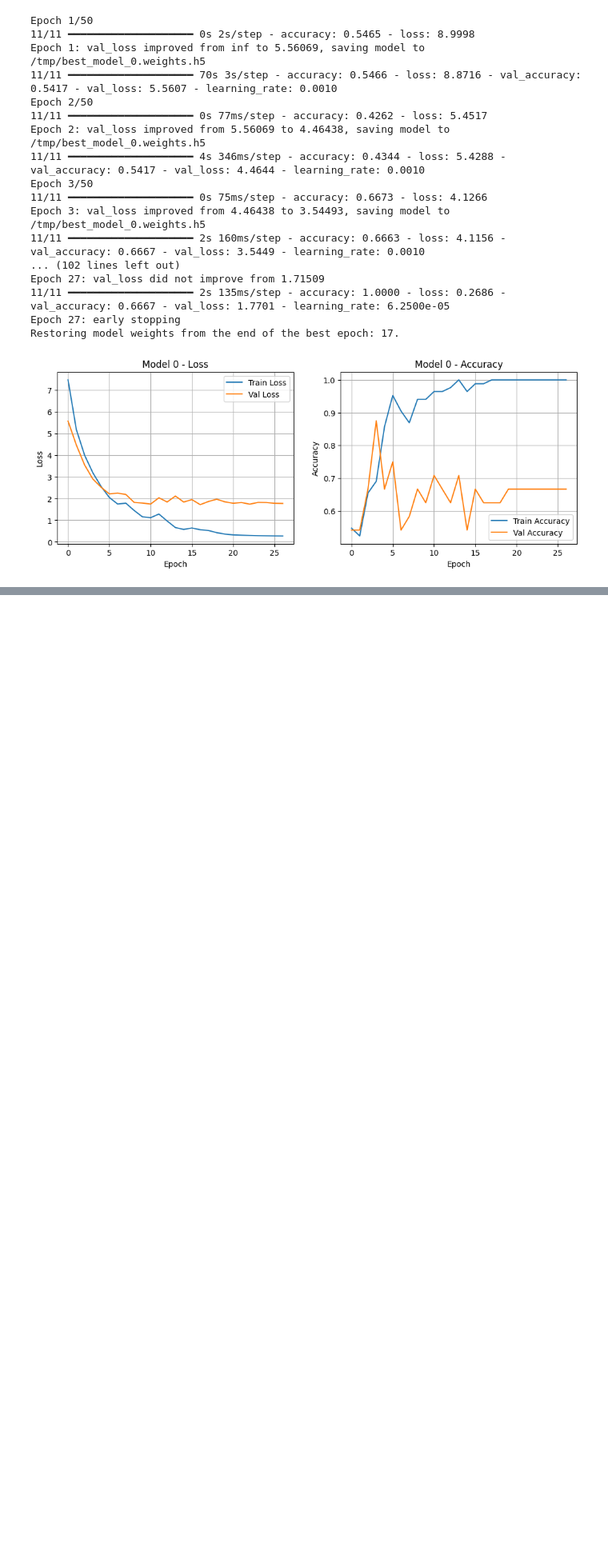
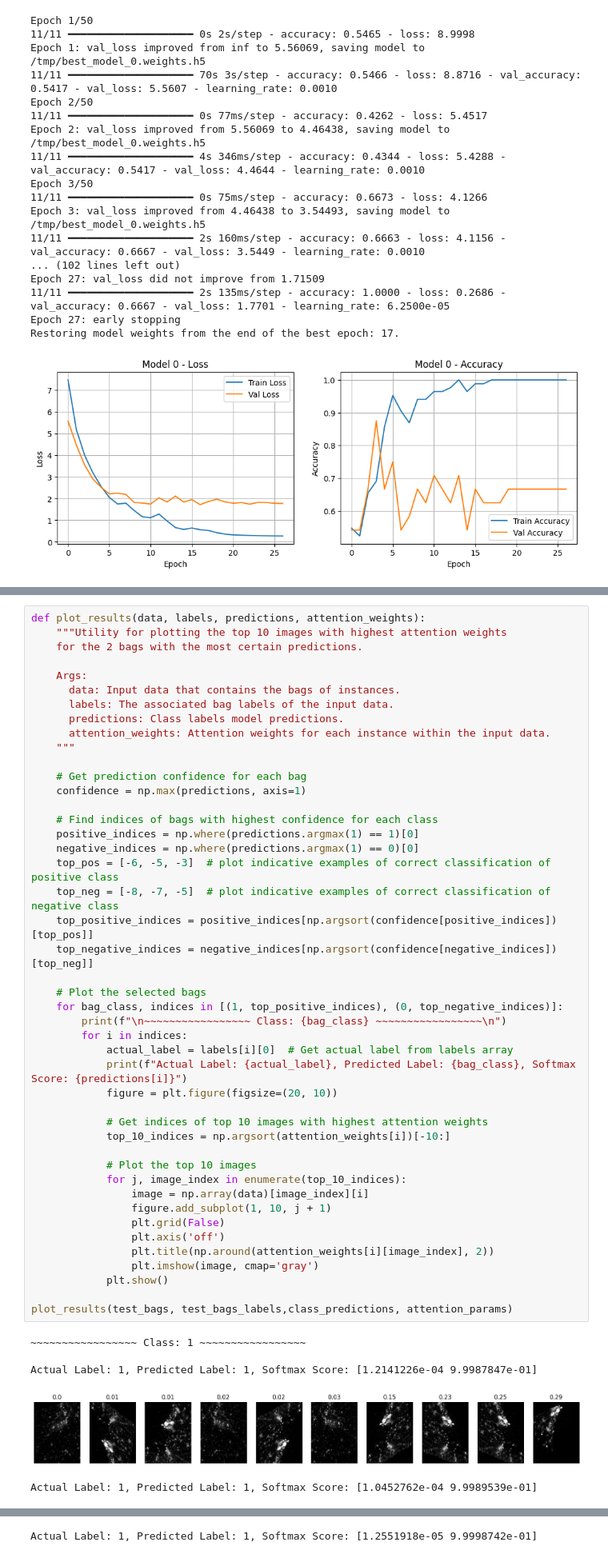
Before and after one commit to pleleGit/SatSenseAI, a Jupyter notebook: training/AttentionBasedDeepMIL/AttentionBasedDeepMIL.ipynb, the cells around one changed output, grey strips where cells are left out. Shown at 80% size. Drawn from its saved outputs; the diff is of its cells as text; blank space fills up the shorter version.

```diff
--- a/training/AttentionBasedDeepMIL/AttentionBasedDeepMIL.ipynb
+++ b/training/AttentionBasedDeepMIL/AttentionBasedDeepMIL.ipynb
@@ -371,0 +525,51 @@ Restoring model weights from the end of the best epoch: 17.
+# %%
+def plot_results(data, labels, predictions, attention_weights):
+    """Utility for plotting the top 10 images with highest attention weights
+    for the 2 bags with the most certain predictions.
+
+    Args:
+      data: Input data that contains the bags of instances.
+      labels: The associated bag labels of the input data.
+      predictions: Class labels model predictions.
+      attention_weights: Attention weights for each instance within the input data.
+    """
+
+    # Get prediction confidence for each bag
+    confidence = np.max(predictions, axis=1)
+
+    # Find indices of bags with highest confidence for each class
+    positive_indices = np.where(predictions.argmax(1) == 1)[0]
+    negative_indices = np.where(predictions.argmax(1) == 0)[0]
+    top_pos = [-6, -5, -3]  # plot indicative examples of correct classification of positive class
+    top_neg = [-8, -7, -5]  # plot indicative examples of correct classification of negative class
+    top_positive_indices = positive_indices[np.argsort(confidence[positive_indices])[top_pos]]
+    top_negative_indices = negative_indices[np.argsort(confidence[negative_indices])[top_neg]]
+
+    # Plot the selected bags
+    for bag_class, indices in [(1, top_positive_indices), (0, top_negative_indices)]:
+        print(f"\n~~~~~~~~~~~~~~~~~ Class: {bag_class} ~~~~~~~~~~~~~~~~~\n")
+        for i in indices:
+            actual_label = labels[i][0]  # Get actual label from labels array
+            print(f"Actual Label: {actual_label}, Predicted Label: {bag_class}, Softmax Score: {predictions[i]}")
+            figure = plt.figure(figsize=(20, 10))
+
+            # Get indices of top 10 images with highest attention weights
+            top_10_indices = np.argsort(attention_weights[i])[-10:]
+
+            # Plot the top 10 images
+            for j, image_index in enumerate(top_10_indices):
+                image = np.array(data)[image_index][i]
+                figure.add_subplot(1, 10, j + 1)
+                plt.grid(False)
+                plt.axis('off')
+                plt.title(np.around(attention_weights[i][image_index], 2))
+                plt.imshow(image, cmap='gray')
+            plt.show()
+
+plot_results(test_bags, test_bags_labels,class_predictions, attention_params)
+# %% [output]
+~~~~~~~~~~~~~~~~~ Class: 1 ~~~~~~~~~~~~~~~~~
+
+Actual Label: 1, Predicted Label: 1, Softmax Score: [1.2141226e-04 9.9987847e-01]
+[figure, added]
+Actual Label: 1, Predicted Label: 1, Softmax Score: [1.0452762e-04 9.9989539e-01]
@@ -371,0 +577 @@ Restoring model weights from the end of the best epoch: 17.
+Actual Label: 1, Predicted Label: 1, Softmax Score: [1.2551918e-05 9.9998742e-01]
```
Also changed, not shown: parts of 42 cells of this notebook.
